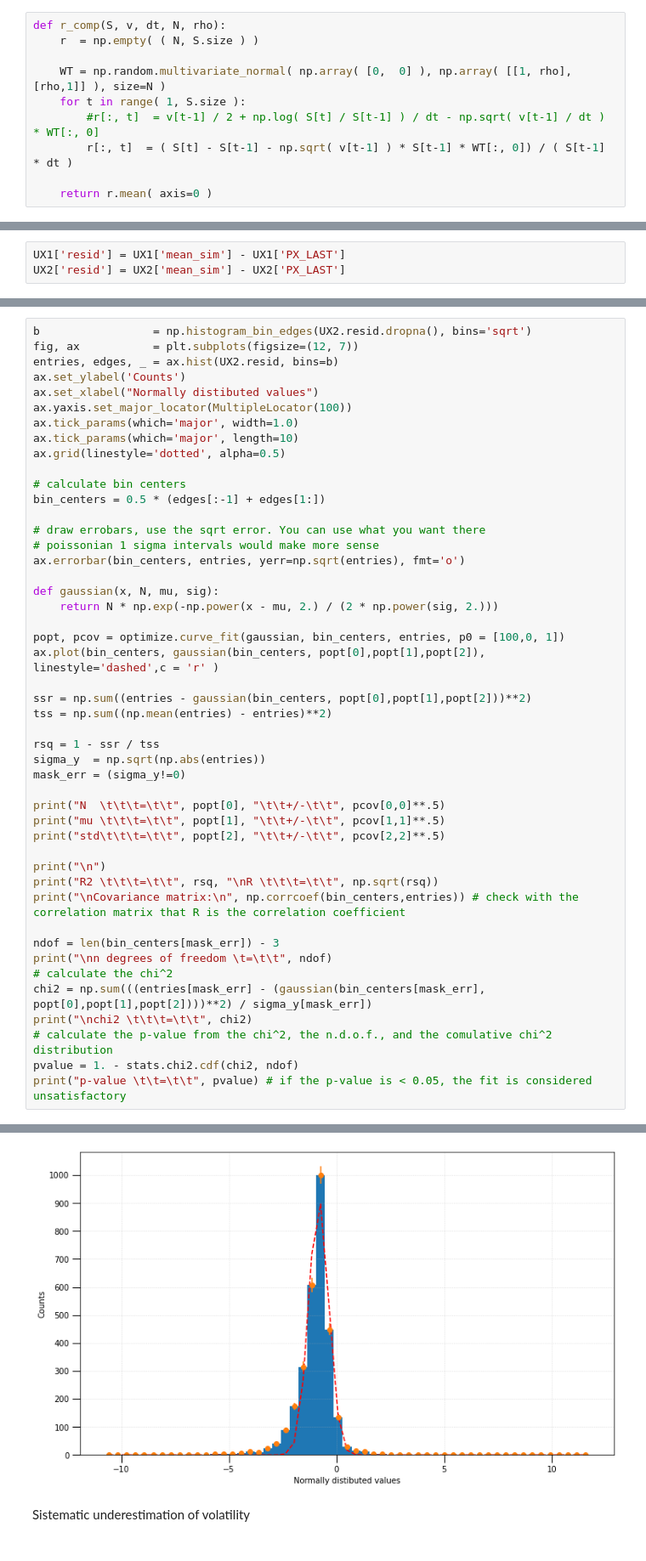
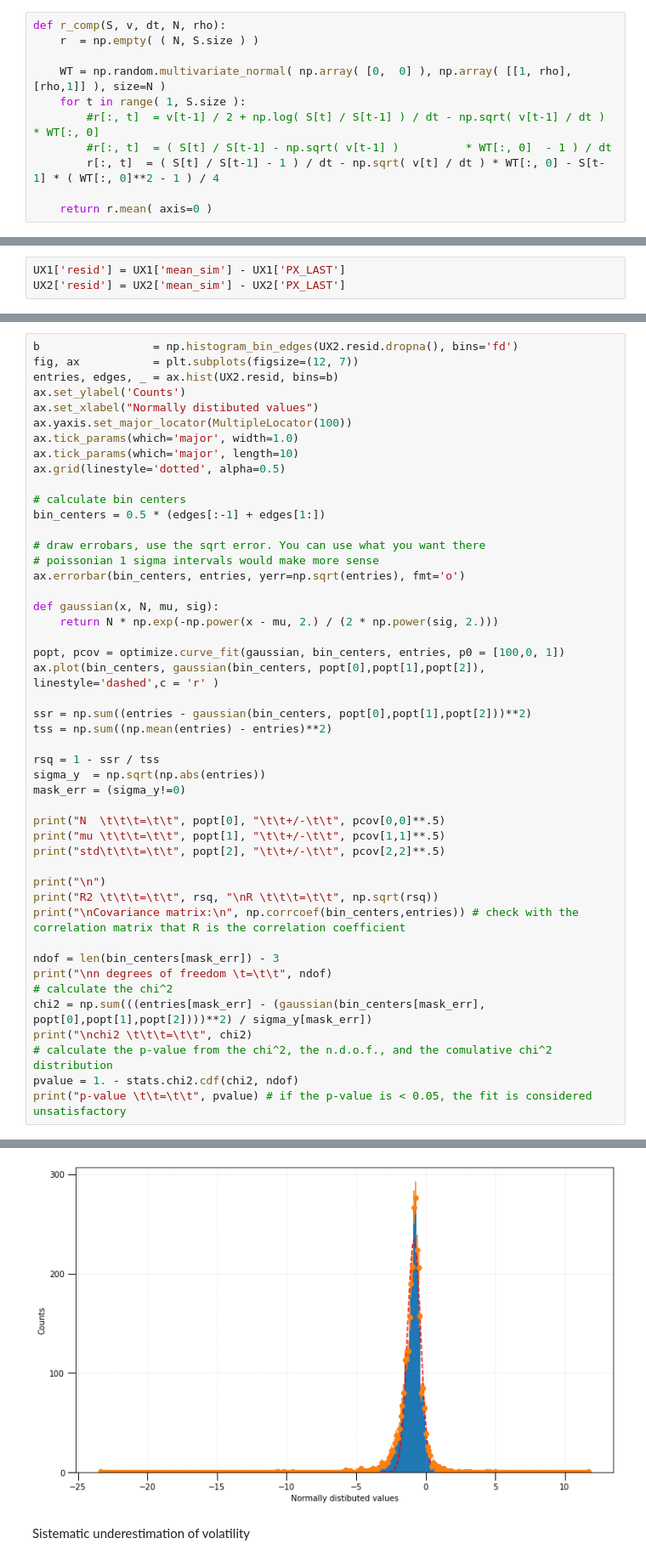
Before and after one commit to aidinattar/Volatility-carry-trading-strategy, a Jupyter notebook: Project.ipynb, the cells around one changed output, grey strips where cells are left out. Shown at 85% size. Saved outputs shown, nothing was run; the diff lists cells and outputs as text.

```diff
--- a/Project.ipynb
+++ b/Project.ipynb
@@ -168,7 +168,8 @@ def r_comp(S, v, dt, N, rho):
     WT = np.random.multivariate_normal( np.array( [0,  0] ), np.array( [[1, rho], [rho,1]] ), size=N )
     for t in range( 1, S.size ):
         #r[:, t]  = v[t-1] / 2 + np.log( S[t] / S[t-1] ) / dt - np.sqrt( v[t-1] / dt ) * WT[:, 0]
-        r[:, t]  = ( S[t] - S[t-1] - np.sqrt( v[t-1] ) * S[t-1] * WT[:, 0]) / ( S[t-1] * dt )
+        #r[:, t]  = ( S[t] / S[t-1] - np.sqrt( v[t-1] )          * WT[:, 0]  - 1 ) / dt
+        r[:, t]  = ( S[t] / S[t-1] - 1 ) / dt - np.sqrt( v[t] / dt ) * WT[:, 0] - S[t-1] * ( WT[:, 0]**2 - 1 ) / 4
 
     return r.mean( axis=0 )
 # %%
@@ -388,5 +394,5 @@ p-value                 =                0.0
 # %%
-b                 = np.histogram_bin_edges(UX2.resid.dropna(), bins='sqrt')
+b                 = np.histogram_bin_edges(UX2.resid.dropna(), bins='fd')
 fig, ax           = plt.subplots(figsize=(12, 7))
 entries, edges, _ = ax.hist(UX2.resid, bins=b)
 ax.set_ylabel('Counts')
@@ -451,5 +457,5 @@ chi2                    =                3872.3739155395724
 p-value                 =                0.0
-[figure, old version]
+[figure, new version]
 # %% [markdown]
 Sistematic underestimation of volatility
 # %% [markdown]
```
Also changed, not shown: parts of 15 cells of this notebook.
